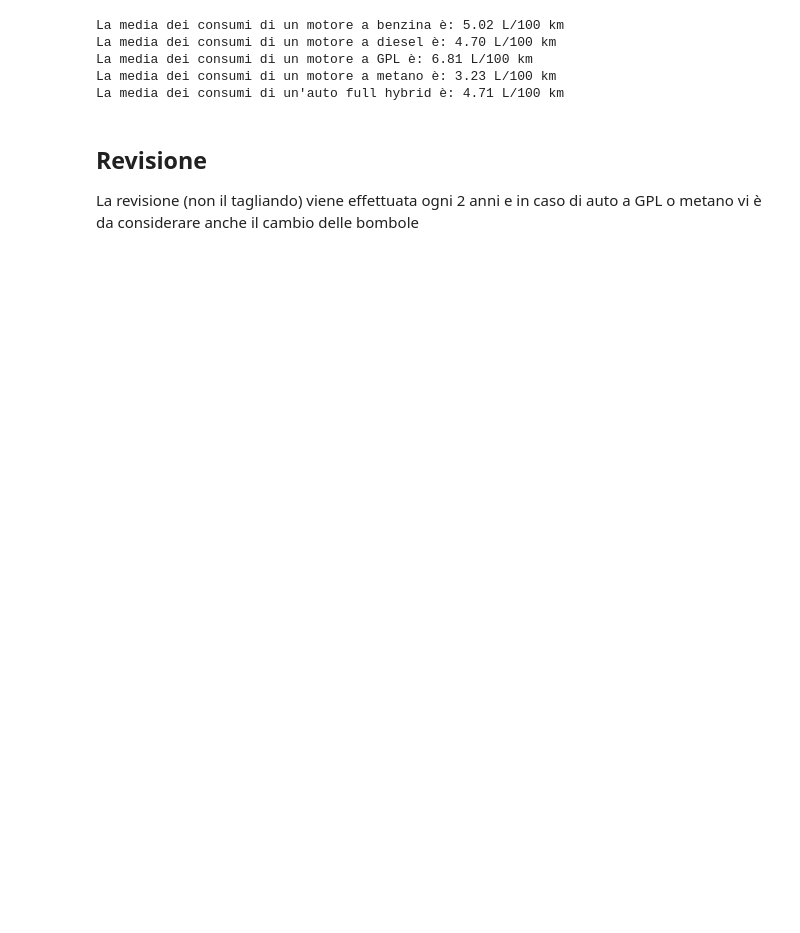
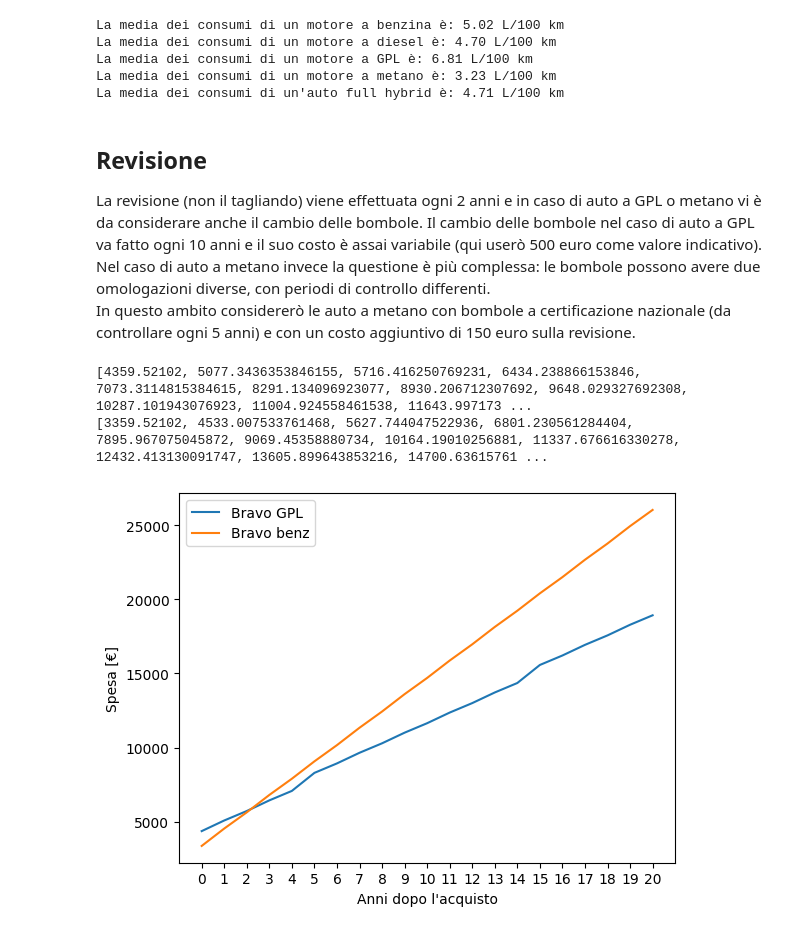
Before and after one commit to Zolsto/CostoAuto, a Jupyter notebook: CostoAuto.ipynb, the cells around one changed output. Drawn from its saved outputs; the diff is of its cells as text; code cells hidden in the pictures; blank space fills up the shorter version.

```diff
--- a/CostoAuto.ipynb
+++ b/CostoAuto.ipynb
@@ -41,8 +68,6 @@ def calcoloBollo(auto: dict, anno: int) -> float:
     kw = auto["kw"]
     euro = auto["euro"]
     imm = auto["anno"]
-    if anno is None or anno<1900:
-        anno=imm
     bollo = 0
     c1, c2 = 0, 0
     #definizione dei costi per kW in base alla classe
@@ -93,7 +119,7 @@ consumi = [
 # Calcolo della media
 media_consumi = sum(consumi) / len(consumi)
 cons = {
-    "benz":media_consumi
+    "benzina":media_consumi
 }
 print(f"La media dei consumi di un motore a benzina è: {media_consumi:.2f} L/100 km")
 
@@ -175,6 +208,9 @@ def calcoloCarb(auto: dict, km: float=10000) -> float:
 # %% [markdown]
 ## Revisione
-La revisione (non il tagliando) viene effettuata ogni 2 anni e in caso di auto a GPL o metano vi è da considerare anche il cambio delle bombole
+La revisione (non il tagliando) viene effettuata ogni 2 anni e in caso di auto a GPL o metano vi è da considerare anche il cambio delle bombole.
+Il cambio delle bombole nel caso di auto a GPL va fatto ogni 10 anni e il suo costo è assai variabile (qui userò 500 euro come valore indicativo).<br>
+Nel caso di auto a metano invece la questione è più complessa: le bombole possono avere due omologazioni diverse, con periodi di controllo differenti.<br>
+In questo ambito considererò le auto a metano con bombole a certificazione nazionale (da controllare ogni 5 anni) e con un costo aggiuntivo di 150 euro sulla revisione.
 # %%
 def costoRev(auto: dict, anno: int) -> int:
     """
@@ -195,46 +237,64 @@ def costoRev(auto: dict, anno: int) -> int:
 # %%
-def costoTempo(auto: dict, anni: int=20, sovra: float=0.3, km: float=10000) -> list:
+def costoTempo(auto: dict, consumi: dict, anni: int=20, sovra: float=0.3, km: float=10000) -> list:
     """
     Questa funzione salva in un array il progredire delle spese per l'auto.
 
     Parametri:
     auto (dict): L'auto di cui calcolare la spesa nel tempo.
     anni (int): anni per cui si vogliono stimare le spese.
-    sovra (float): sovratassa per il passaggio di proprietà
+    sovra (float): sovratassa per il passaggio di proprietà.
+    km (float): km annuali che si stima di percorre con l'auto.
 
     Restituisce:
-    Una lista con il progredire delle spese
+    Una lista con il progredire delle spese.
     """
     now = datetime.datetime.now().year
     costo = []
     annuale = 0
-    for i in range(anni):
+    for i in range(anni+1):
         if i==0:
             annuale = auto["costo"]+passProp(auto, sovra)
-            costo.append(annuale)
         else:
-            annuale = costoRev(auto, now+i)+calcoloCarb(auto, km)
+            annuale = costo[i-1]
+            annuale += costoRev(auto, now+i) + calcoloBollo(auto, now+i) + calcoloCarb(auto, consumi, km)
+        costo.append(annuale)
     return costo
 # %%
-bravo = {
-    "nome":"bravo",
+auto1 = {
+    "nome":"Bravo GPL",
     "anno":2009,
-    "kw":67,
+    "euro":4,
+    "kw":66,
     "costo":4000,
     "usata":True,
-    "carb":"GPL",
+    "carb":"gpl",
     "bombole":2019
 }
 
-punto = {
-    "nome":"punto",
+auto2 = {
+    "nome":"Bravo benz",
     "anno":2009,
-    "kw":57,
-    "costo":4000,
+    "euro":4,
+    "kw":66,
+    "costo":3000,
     "usata":True,
-    "carb":"GPL",
-    "bombole":2019
+    "carb":"benzina",
+    "bombole":None
 }
 
-costo_bravo = []
-costo_punto = []
+vita = 20
+costo1 = costoTempo(auto1, cons, vita)
+print(costo1)
+costo2 = costoTempo(auto2, cons, vita)
+print(costo2)
+tik = np.arange(0, vita+1, 1);
+plt.plot(costo1, label=auto1["nome"]);
+plt.plot(costo2, label=auto2["nome"]);
+plt.xlabel("Anni dopo l'acquisto");
+plt.ylabel("Spesa [€]");
+plt.xticks(tik);
+plt.legend();
+# %% [output]
+[4359.52102, 5077.3436353846155, 5716.416250769231, 6434.238866153846, 7073.3114815384615, 8291.134096923077, 8930.206712307692, 9648.029327692308, 10287.101943076923, 11004.924558461538, 11643.997173 ...
+[3359.52102, 4533.007533761468, 5627.744047522936, 6801.230561284404, 7895.967075045872, 9069.45358880734, 10164.19010256881, 11337.676616330278, 12432.413130091747, 13605.899643853216, 14700.63615761 ...
+[figure, added]
```
Also changed, not shown: parts of 7 cells of this notebook.
